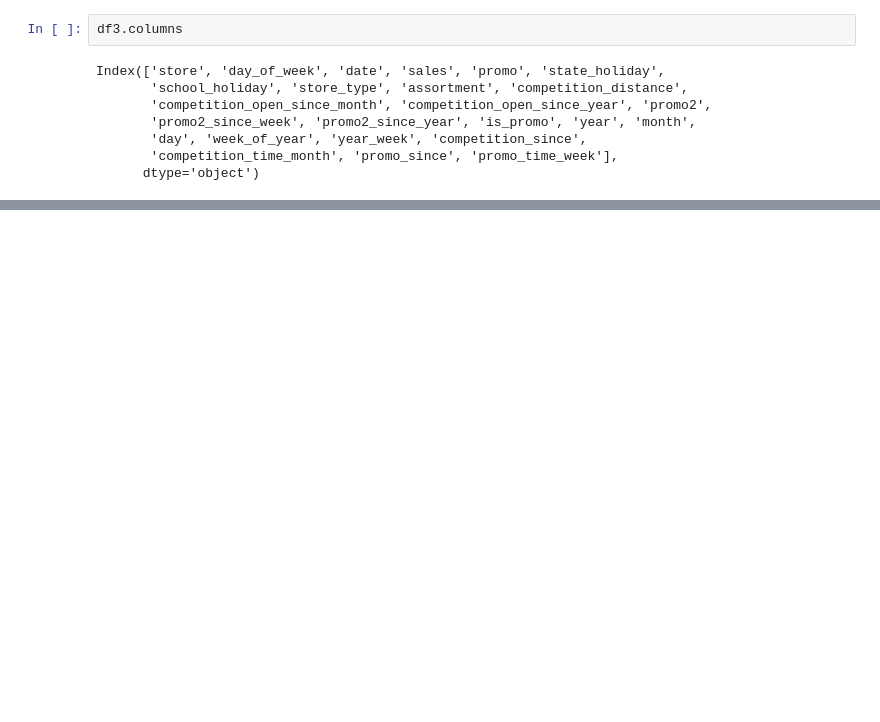
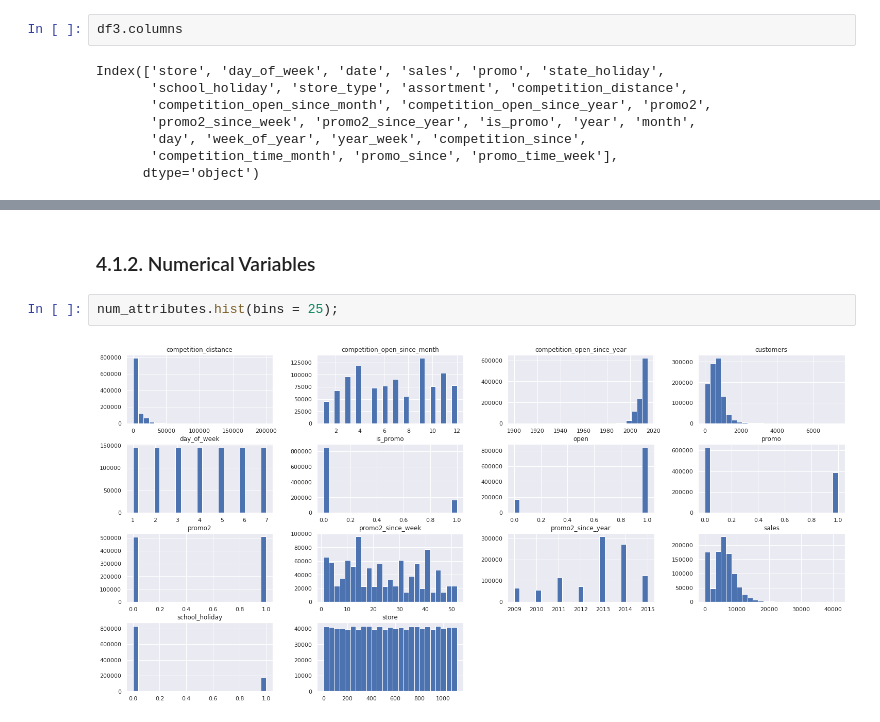
Before and after one commit to eduardoffonseca/Rossman-Store-Sales, a Jupyter notebook: rossmann_store_sales_prediction.ipynb, the cells around one changed output, grey strips where cells are left out. Saved outputs shown, nothing was run; the diff lists cells and outputs as text; blank space fills up the shorter version.

```diff
--- a/rossmann_store_sales_prediction.ipynb
+++ b/rossmann_store_sales_prediction.ipynb
@@ -496,0 +510,6 @@ Index(['store', 'day_of_week', 'date', 'sales', 'promo', 'state_holiday',
+# %% [markdown]
+### 4.1.2. Numerical Variables
+# %%
+num_attributes.hist(bins = 25);
+# %% [output]
+[figure, added]
```
Also changed, not shown: parts of 32 cells of this notebook.
